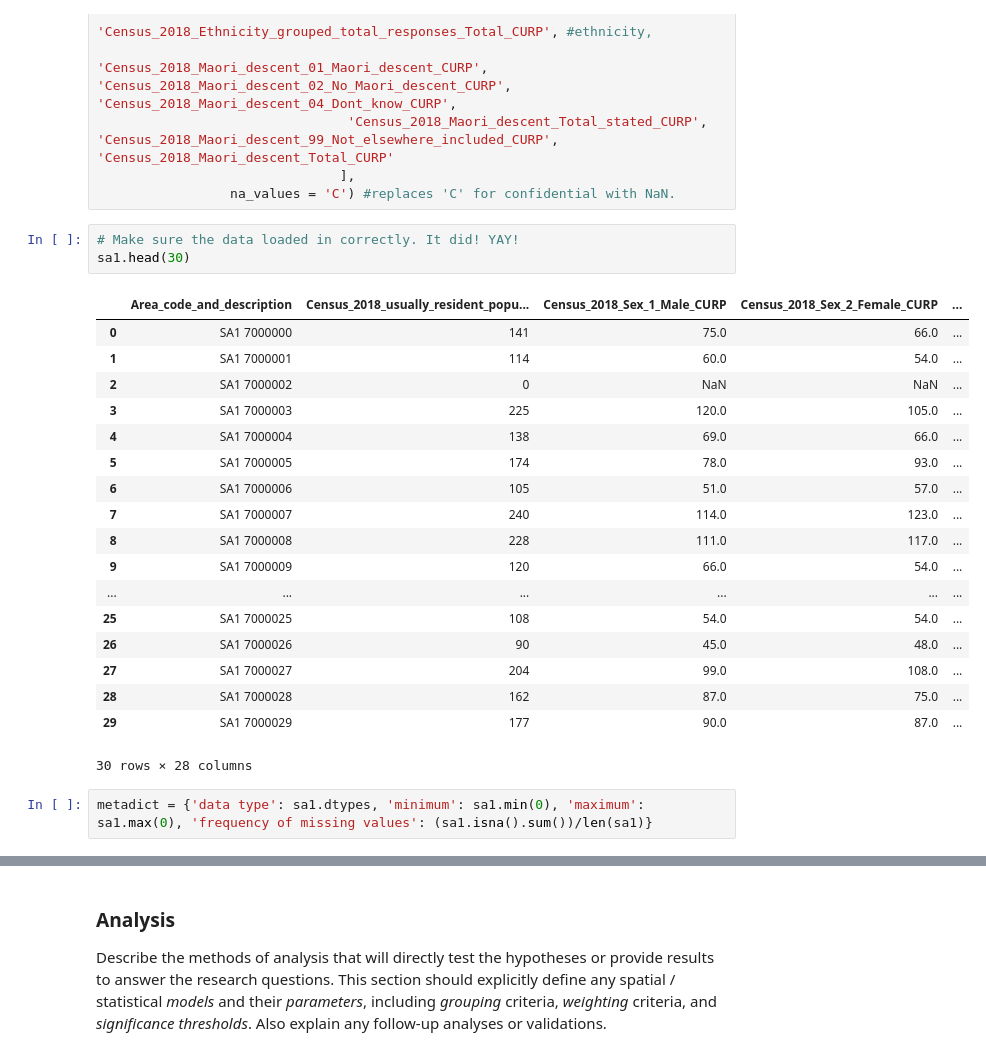
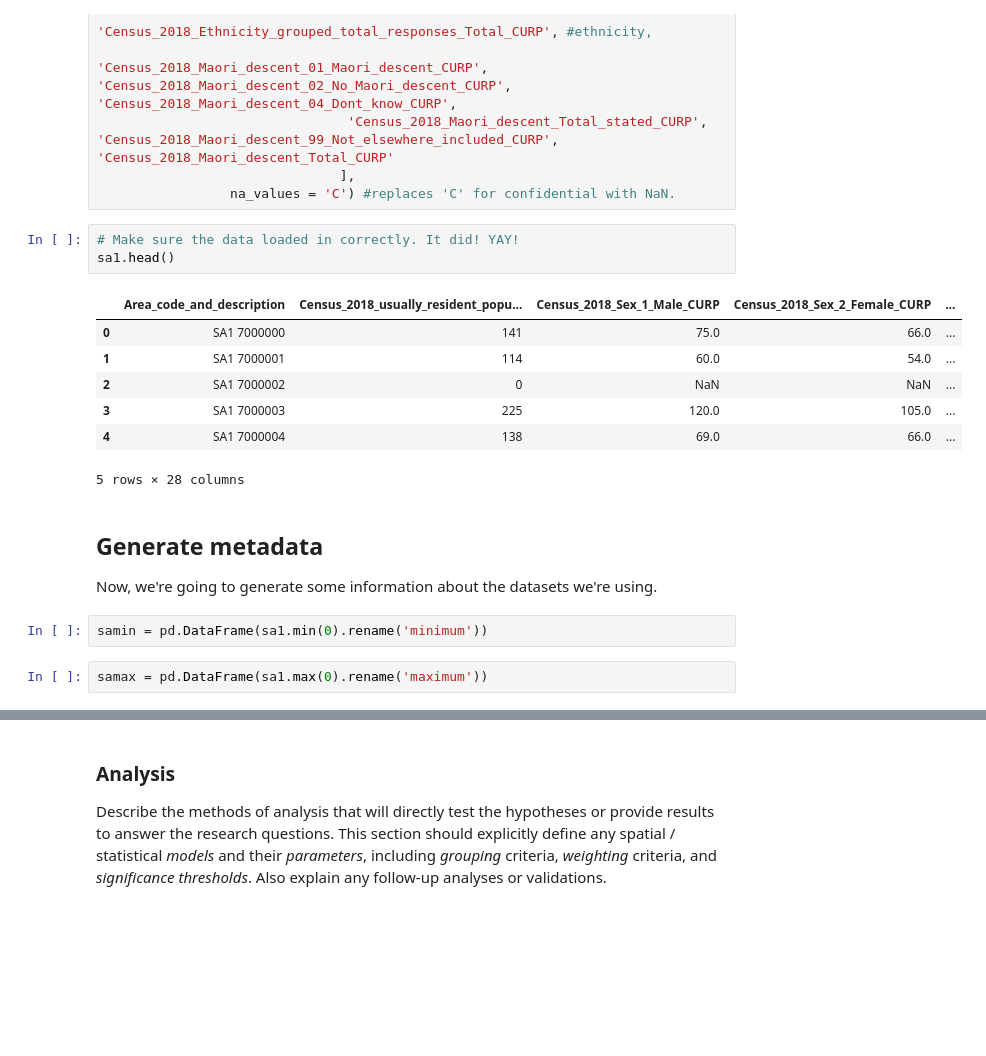
Before and after one commit to gsokolow/Flooding-and-Healthcare-2024, a Jupyter notebook: procedure/code/01-Jupyter_notebook.ipynb, the cells around one changed output, grey strips where cells are left out. Saved outputs shown, nothing was run; the diff lists cells and outputs as text; blank space fills up the shorter version.

Commit message:
handcoded sa1 metadata in but not to preanalysis

```diff
--- a/procedure/code/01-Jupyter_notebook.ipynb
+++ b/procedure/code/01-Jupyter_notebook.ipynb
@@ -138,25 +138,19 @@ sa1 = pd.read_csv("../../data/derived/public/Individual_part1_totalNZ-wide_forma
                  na_values = 'C') #replaces 'C' for confidential with NaN.
 # %%
 # Make sure the data loaded in correctly. It did! YAY!
-sa1.head(30)
+sa1.head()
 # %% [output]
 |  | Area_code_and_description | Census_2018_usually_resident_popu... | Census_2018_Sex_1_Male_CURP | Census_2018_Sex_2_Female_CURP | ... |
 | 0 | SA1 7000000 | 141 | 75.0 | 66.0 | ... |
 | 1 | SA1 7000001 | 114 | 60.0 | 54.0 | ... |
 | 2 | SA1 7000002 | 0 | NaN | NaN | ... |
 | 3 | SA1 7000003 | 225 | 120.0 | 105.0 | ... |
 | 4 | SA1 7000004 | 138 | 69.0 | 66.0 | ... |
-| 5 | SA1 7000005 | 174 | 78.0 | 93.0 | ... |
-| 6 | SA1 7000006 | 105 | 51.0 | 57.0 | ... |
-| 7 | SA1 7000007 | 240 | 114.0 | 123.0 | ... |
-| 8 | SA1 7000008 | 228 | 111.0 | 117.0 | ... |
-| 9 | SA1 7000009 | 120 | 66.0 | 54.0 | ... |
-| ... | ... | ... | ... | ... | ... |
-| 25 | SA1 7000025 | 108 | 54.0 | 54.0 | ... |
-| 26 | SA1 7000026 | 90 | 45.0 | 48.0 | ... |
-| 27 | SA1 7000027 | 204 | 99.0 | 108.0 | ... |
-| 28 | SA1 7000028 | 162 | 87.0 | 75.0 | ... |
-| 29 | SA1 7000029 | 177 | 90.0 | 87.0 | ... |
-30 rows × 28 columns
+5 rows × 28 columns
-# %%
-metadict = {'data type': sa1.dtypes, 'minimum': sa1.min(0), 'maximum': sa1.max(0), 'frequency of missing values': (sa1.isna().sum())/len(sa1)}
+# %% [markdown]
+## Generate metadata
+Now, we're going to generate some information about the datasets we're using.
+# %%
+samin = pd.DataFrame(sa1.min(0).rename('minimum'))
+# %%
+samax = pd.DataFrame(sa1.max(0).rename('maximum'))
```
Also changed, not shown: parts of 11 cells of this notebook, 1 other file.
